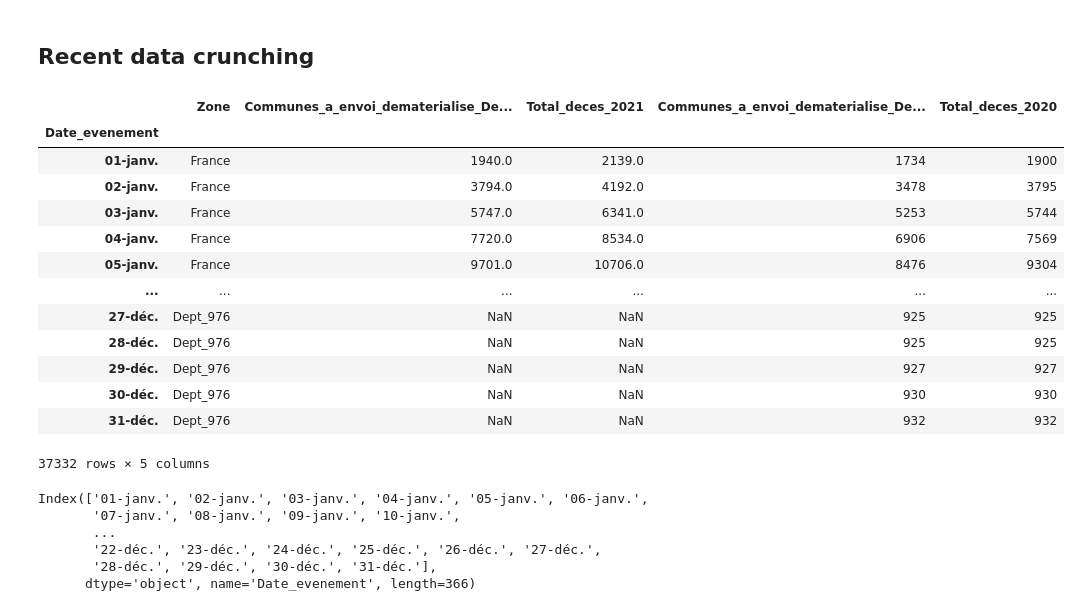
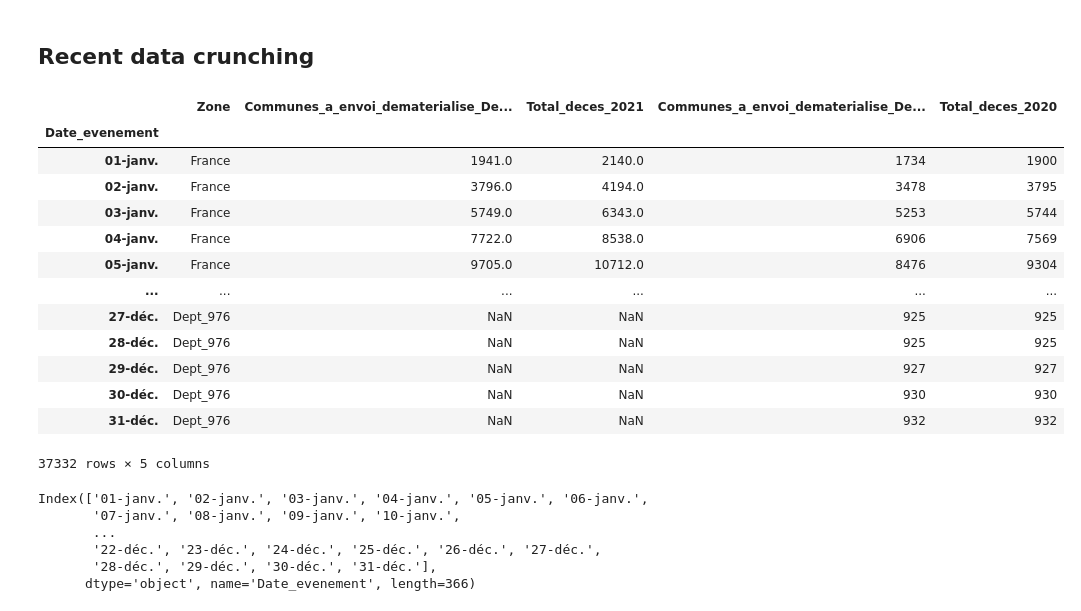
Before and after one commit to makiwara-fr/covid19-analyse, a Jupyter notebook: fr_deaths-2021.ipynb, the cells around one changed output. Drawn from its saved outputs; the diff is of its cells as text; code cells hidden in the pictures.

```diff
--- a/fr_deaths-2021.ipynb
+++ b/fr_deaths-2021.ipynb
@@ -18,18 +18,18 @@ t0 = datetime.now()
 # %%
 # Data from insee
 # https://insee.fr/fr/statistiques/4487988?sommaire=4487854
-insee_file = "2021-03-26_deces_quotidiens_departement_csv.csv"
+insee_file = "2021-05-07_deces_quotidiens_departement_csv.csv"
 df_insee = pd.read_csv("./Data_FR_Deaths/" + insee_file, delimiter=";", index_col="Date_evenement", encoding='iso-8859-1')
 df_insee.drop(["Communes_a_envoi_dematerialise_Deces2019","Total_deces_2019"],axis=1,inplace=True)
 df_insee
 # %% [output]
 |  | Zone | Communes_a_envoi_dematerialise_De... | Total_deces_2021 | Communes_a_envoi_dematerialise_De... | Total_deces_2020 |
 | Date_evenement |  |  |  |  |  |
-| 01-janv. | France | 1940.0 | 2139.0 | 1734 | 1900 |
-| 02-janv. | France | 3794.0 | 4192.0 | 3478 | 3795 |
-| 03-janv. | France | 5747.0 | 6341.0 | 5253 | 5744 |
-| 04-janv. | France | 7720.0 | 8534.0 | 6906 | 7569 |
-| 05-janv. | France | 9701.0 | 10706.0 | 8476 | 9304 |
+| 01-janv. | France | 1941.0 | 2140.0 | 1734 | 1900 |
+| 02-janv. | France | 3796.0 | 4194.0 | 3478 | 3795 |
+| 03-janv. | France | 5749.0 | 6343.0 | 5253 | 5744 |
+| 04-janv. | France | 7722.0 | 8538.0 | 6906 | 7569 |
+| 05-janv. | France | 9705.0 | 10712.0 | 8476 | 9304 |
 | ... | ... | ... | ... | ... | ... |
 | 27-déc. | Dept_976 | NaN | NaN | 925 | 925 |
 | 28-déc. | Dept_976 | NaN | NaN | 925 | 925 |
```
Also changed, not shown: parts of 39 cells of this notebook.
